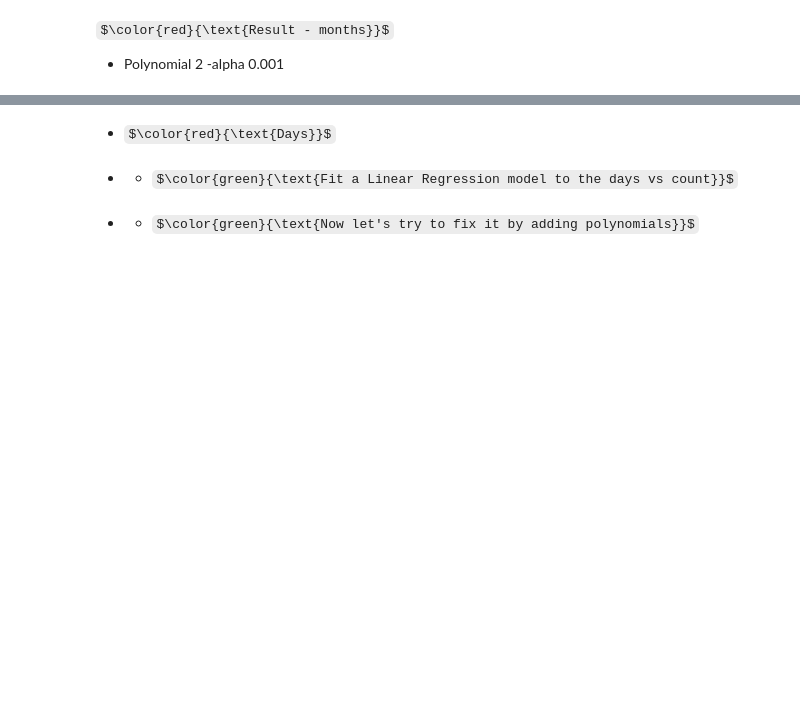
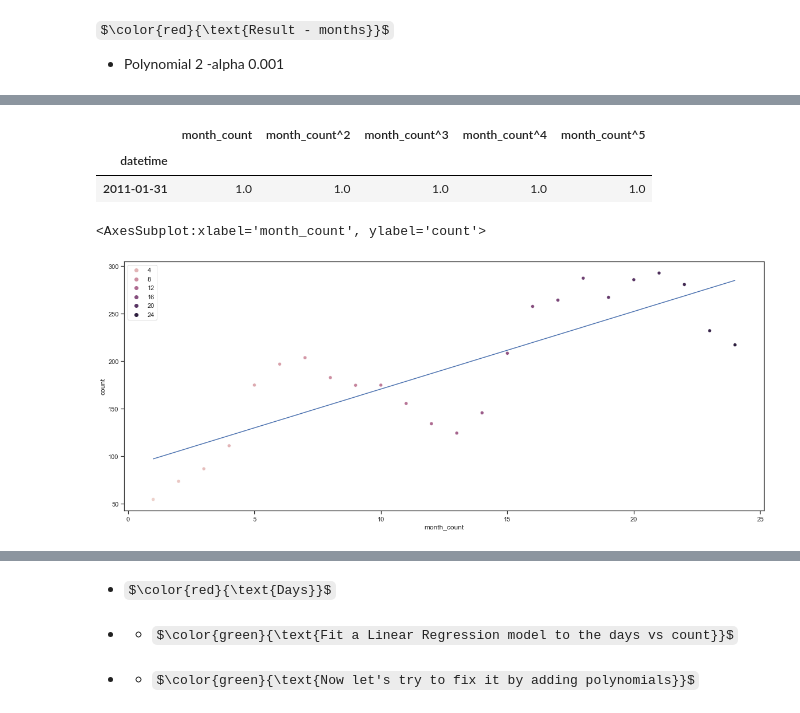
Before and after one commit to RosiNantis/Projects_from_Spiced_personal, a Jupyter notebook: week_3/spiced_porojects/bike_kaggle_progress.ipynb, the cells around one changed output, grey strips where cells are left out. Cells and saved outputs as stored; diff of their text form; code cells hidden in the pictures; some formulas as TeX source; blank space fills up the shorter version.

```diff
--- a/week_3/spiced_porojects/bike_kaggle_progress.ipynb
+++ b/week_3/spiced_porojects/bike_kaggle_progress.ipynb
@@ -173,3 +176,3 @@ sns.boxplot(x='month',y='count',data=d_years,hue='month')
 # %%
-df = d_years.loc['2011':'2012',['count','month','atemp','humidity','windspeed']]
+df = d_years.loc['2011':'2011',['count','month','atemp','humidity','windspeed']]
 df.head()
@@ -215,5 +252,5 @@ m.score(X,y)
 # %% [markdown]
 - - $\color{green}{\text{Now let's try to fix it by adding polynomials}}$
 # %%
-X['x^2'] = X['month']**2
+X['x^3'] = X['month']**3
 X.head()
@@ -291,0 +465,7 @@ sns.boxplot(x='month',y='count',data=d_years,hue='month')
+# %%
+# assing X,y values
+y1 = d_years['count']
+X1 = d_years[['month_count']]
+# assing X,y values
+y2 = d_years['count']
+X2 = d_years[['month_count']]
@@ -291,0 +498,15 @@ sns.boxplot(x='month',y='count',data=d_years,hue='month')
+# %%
+X1.head(1)
+# %% [output]
+|  | month_count | month_count^2 | month_count^3 | month_count^4 | month_count^5 |
+| datetime |  |  |  |  |  |
+| 2011-01-31 | 1.0 | 1.0 | 1.0 | 1.0 | 1.0 |
+# %%
+m.fit(X2,y2)
+y_pred_line = m.predict(X2)
+y2['y_pred_line'] = y_pred_line
+sns.scatterplot(x='month_count',y='count',data=d_years,hue='month_count')
+sns.lineplot(x=d_years['month_count'],y=y2['y_pred_line'])
+# %% [output]
+<AxesSubplot:xlabel='month_count', ylabel='count'>
+[figure, added]
```
Also changed, not shown: parts of 23 cells of this notebook, 7 other files.
